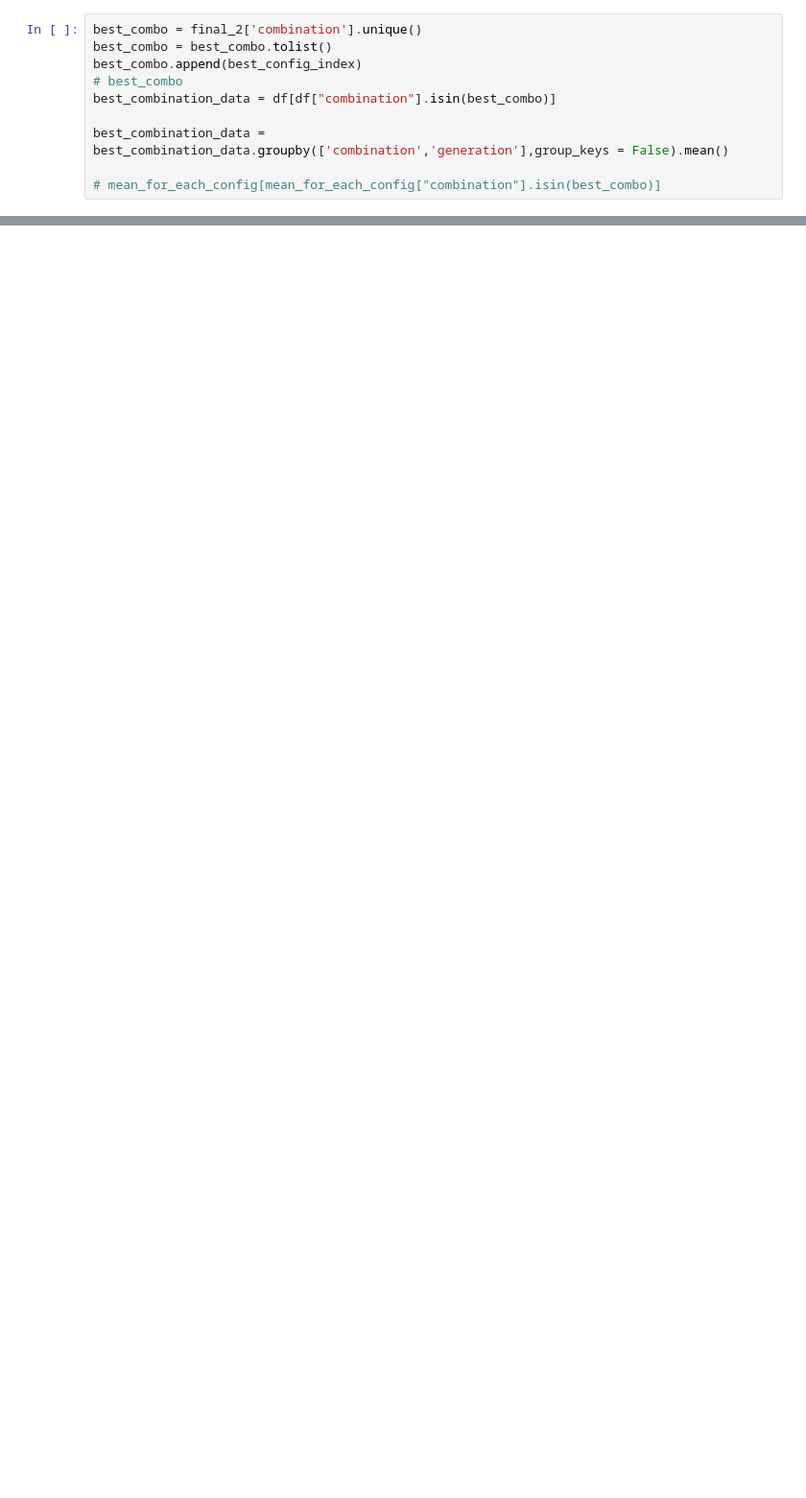
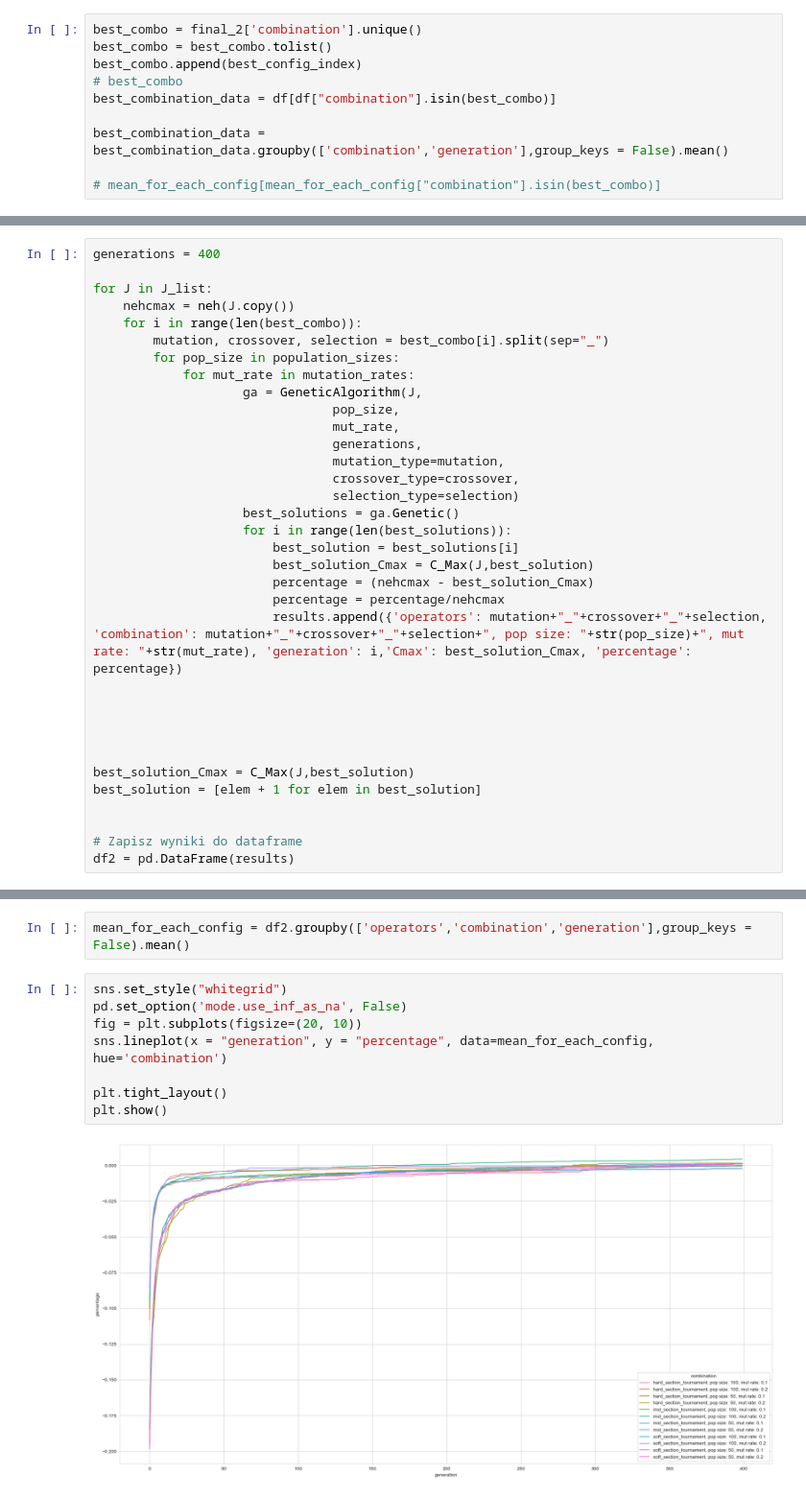
Before and after one commit to qert6g35/genetic_for_flowshop, a Jupyter notebook: Sprawozdanie.ipynb, the cells around one changed output, grey strips where cells are left out. Shown at 96% size. Drawn from its saved outputs; the diff is of its cells as text; blank space fills up the shorter version.

```diff
--- a/Sprawozdanie.ipynb
+++ b/Sprawozdanie.ipynb
@@ -262,0 +267,34 @@ plt.show()
+# %%
+generations = 400
+
+for J in J_list:
+    nehcmax = neh(J.copy())
+    for i in range(len(best_combo)):
+        mutation, crossover, selection = best_combo[i].split(sep="_")
+        for pop_size in population_sizes:
+            for mut_rate in mutation_rates:
+                    ga = GeneticAlgorithm(J,
+                                pop_size,
+                                mut_rate,
+                                generations,
+                                mutation_type=mutation,
+                                crossover_type=crossover,
+                                selection_type=selection)
+                    best_solutions = ga.Genetic()
+                    for i in range(len(best_solutions)):
+                        best_solution = best_solutions[i]
+                        best_solution_Cmax = C_Max(J,best_solution)
+                        percentage = (nehcmax - best_solution_Cmax)
+                        percentage = percentage/nehcmax
+                        results.append({'operators': mutation+"_"+crossover+"_"+selection, 'combination': mutation+"_"+crossover+"_"+selection+", pop size: "+str(pop_size)+", mut rate: "+str(mut_rate), 'generation': i,'Cmax': best_solution_Cmax, 'percentage': percentage})
+
+
+
+
+
+best_solution_Cmax = C_Max(J,best_solution)
+best_solution = [elem + 1 for elem in best_solution]
+
+
+# Zapisz wyniki do dataframe
+df2 = pd.DataFrame(results)
@@ -262,0 +322,12 @@ plt.show()
+# %%
+mean_for_each_config = df2.groupby(['operators','combination','generation'],group_keys = False).mean()
+# %%
+sns.set_style("whitegrid")
+pd.set_option('mode.use_inf_as_na', False)
+fig = plt.subplots(figsize=(20, 10))
+sns.lineplot(x = "generation", y = "percentage", data=mean_for_each_config, hue='combination')
+
+plt.tight_layout()
+plt.show()
+# %% [output]
+[figure, added]
```
Also changed, not shown: parts of 16 cells of this notebook, 3 other files.
